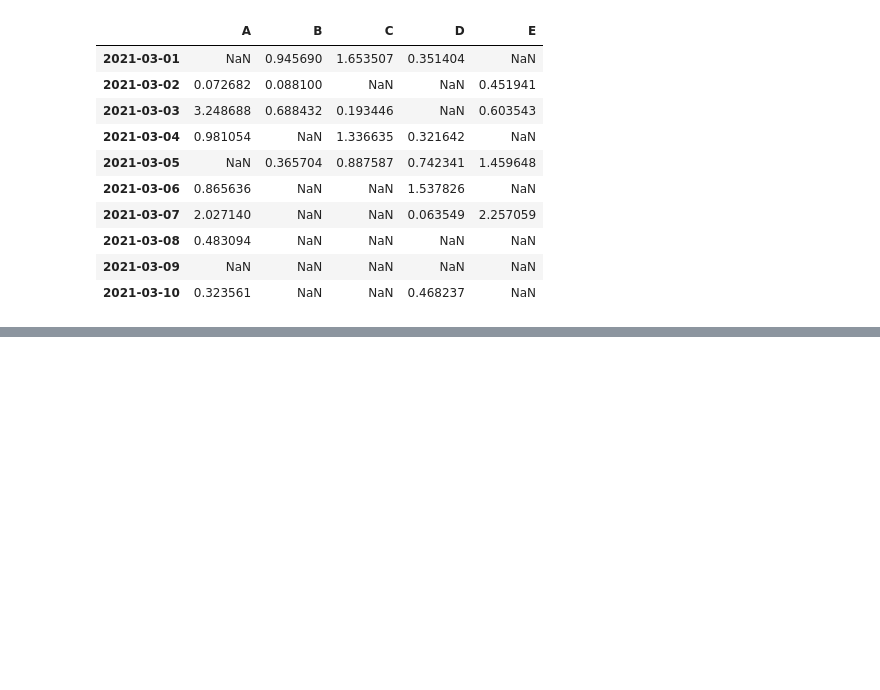
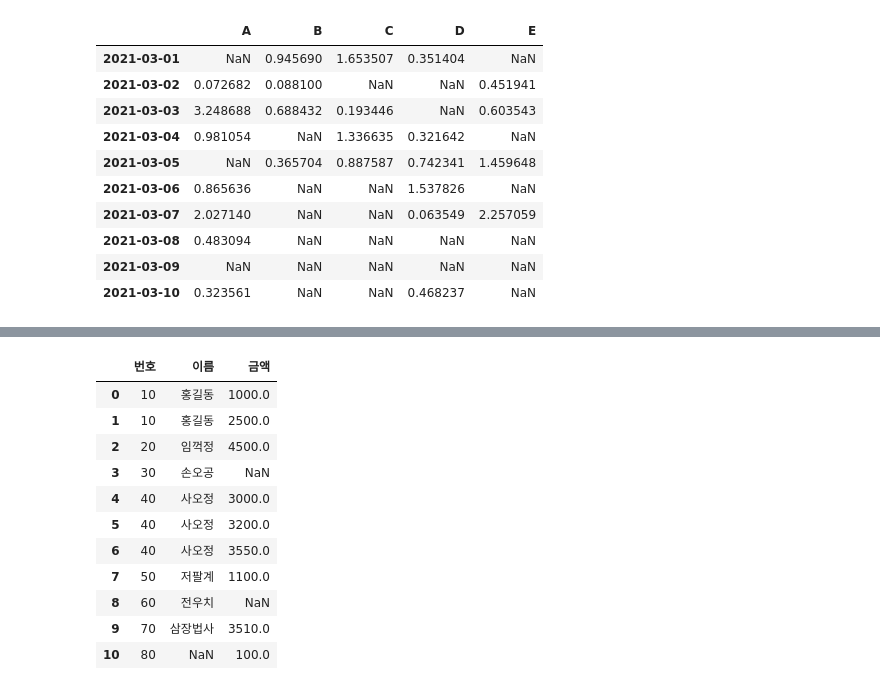
Before and after one commit to kdstheace/Python-Study, a Jupyter notebook: Day0324_Pandas_Review.ipynb, the cells around one changed output, grey strips where cells are left out. Saved outputs shown, nothing was run; the diff lists cells and outputs as text; code cells hidden in the pictures; blank space fills up the shorter version.

```diff
--- a/Day0324_Pandas_Review.ipynb
+++ b/Day0324_Pandas_Review.ipynb
@@ -245,0 +388,6 @@ print(df4.fillna(0))
+# %%
+df1 = DataFrame({
+     '번호' : [10, 20, 30, 40, 50, 60, 70],
+     '이름' : ['홍길동','임꺽정','손오공','사오정','저팔계','전우치','삼장법사']
+    })
+df1
@@ -245,0 +403,6 @@ print(df4.fillna(0))
+# %%
+df2 = DataFrame({
+    '번호' : [10, 10, 20, 40, 50, 40, 40, 70 , 80],
+    '금액' : [1000, 2500, 4500, 3000, 1100, 3200, 3550, 3510, 100]
+})
+df2
@@ -245,0 +432,16 @@ print(df4.fillna(0))
+# %%
+
+pd.merge(df1, df2, how='outer')
+# %% [output]
+|  | 번호 | 이름 | 금액 |
+| 0 | 10 | 홍길동 | 1000.0 |
+| 1 | 10 | 홍길동 | 2500.0 |
+| 2 | 20 | 임꺽정 | 4500.0 |
+| 3 | 30 | 손오공 | NaN |
+| 4 | 40 | 사오정 | 3000.0 |
+| 5 | 40 | 사오정 | 3200.0 |
+| 6 | 40 | 사오정 | 3550.0 |
+| 7 | 50 | 저팔계 | 1100.0 |
+| 8 | 60 | 전우치 | NaN |
+| 9 | 70 | 삼장법사 | 3510.0 |
+| 10 | 80 | NaN | 100.0 |
```
Also changed, not shown: parts of 22 cells of this notebook.
